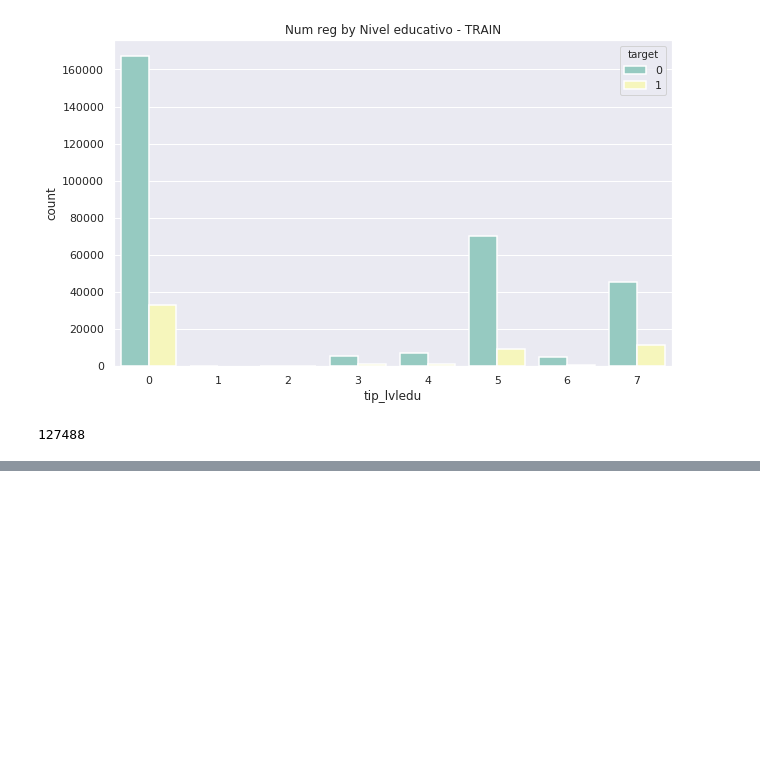
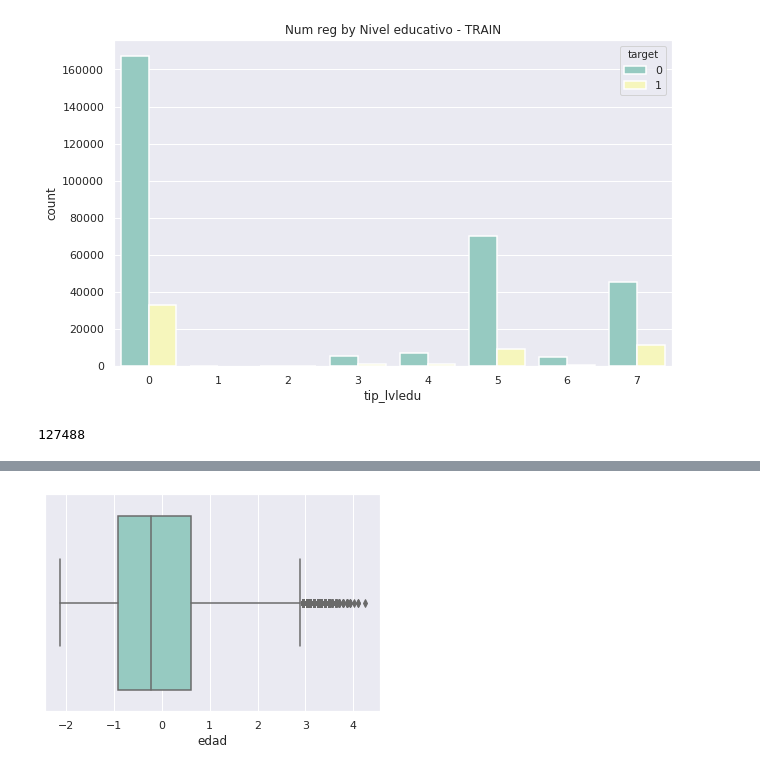
Before and after one commit to Guillin/interbank20, a Jupyter notebook: notebooks/visualization/eda.ipynb, the cells around one changed output, grey strips where cells are left out. Saved outputs shown, nothing was run; the diff lists cells and outputs as text; code cells hidden in the pictures; blank space fills up the shorter version.

```diff
--- a/notebooks/visualization/eda.ipynb
+++ b/notebooks/visualization/eda.ipynb
@@ -45,6 +45,26 @@ for dirname, _, filenames in os.walk('../../data/raw/'):
 ../../data/raw/rcc_train.csv
 ../../data/raw/interbank20.zip
 ../../data/raw/sunat_test.csv
+# %%
+def reduce_mem_usage(df, verbose=False):
+    start_mem = df.memory_usage().sum() / 1024 ** 2
+    int_columns = df.select_dtypes(include=["int"]).columns
+    float_columns = df.select_dtypes(include=["float"]).columns
+
+    for col in int_columns:
+        df[col] = pd.to_numeric(df[col], downcast="integer")
+
+    for col in float_columns:
+        df[col] = pd.to_numeric(df[col], downcast="float")
+
+    end_mem = df.memory_usage().sum() / 1024 ** 2
+    if verbose:
+        print(
+            "Mem. usage decreased to {:5.2f} Mb ({:.1f}% reduction)".format(
+                end_mem, 100 * (start_mem - end_mem) / start_mem
+            )
+        )
+    return df
 # %% [markdown]
 ### Descripción de los datos
 En todos los archivos, la columna "key_value" corresponde a la identificación ofuscada de la persona, pero los ids no son compatibles entre conjuntos de datos (train|test). Es decir, el key_value = 1 de rcc_train no es la misma persona que el key_value = 1 de rcc_test.
@@ -282,7 +302,7 @@ pass
 # %% [markdown]
 ### RCC_TEST
 # %%
-rcc_test = pd.read_csv("../../data/raw/rcc_test.csv")
+rcc_test = pd.read_csv("../../data/raw/rcc_test.csv").pipe(reduce_mem_usage)
 # %%
 rcc_test["condicion_bin"] = pd.cut(rcc_test.condicion, bins)
 # %%
@@ -653,0 +692,2 @@ gc.collect()
+# %%
+se_test = pd.read_csv("../../data/raw/se_test.csv").pipe(reduce_mem_usage)
@@ -653,0 +698,2 @@ gc.collect()
+# %%
+se_test = se_test[se_test.key_value.isin(rcc_test.key_value.unique().tolist())]
@@ -653,0 +770,4 @@ gc.collect()
+# %%
+ax = sns.boxplot("edad", data=se_test, palette="Set3")
+# %% [output]
+[figure, added]
```
Also changed, not shown: parts of 22 cells of this notebook.
